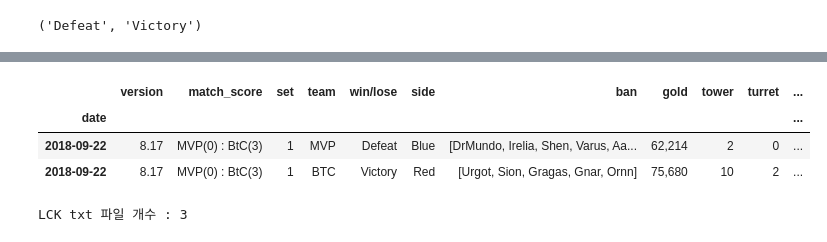
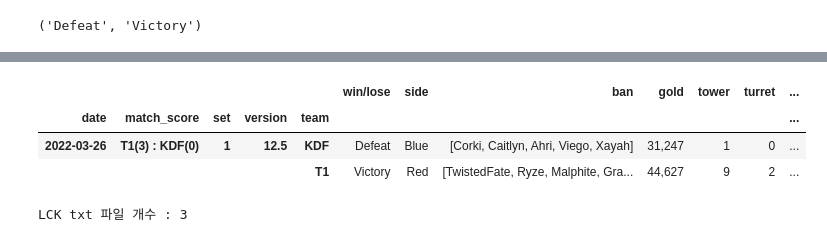
Before and after one commit to yeon93/LCK_analysis, a Jupyter notebook: 2_crawling_team_data.ipynb, the cells around one changed output, grey strips where cells are left out. Saved outputs shown, nothing was run; the diff lists cells and outputs as text; code cells hidden in the pictures.

```diff
--- a/2_crawling_team_data.ipynb
+++ b/2_crawling_team_data.ipynb
@@ -19,10 +19,11 @@ options.add_argument('user-agent=Mozilla/5.0 (Windows NT 10.0; Win64; x64) Apple
 browser = webdriver.Chrome(options=options)
 browser.maximize_window()
 
-txt = pd.read_csv('./LCK_2019_Spring_Promotion_match_links.txt', header=None)
-url_list = [i for i in txt.iloc[:,0]]
-url = url_list[0]
+#txt = pd.read_csv('./LCK_2019_Spring_Promotion_match_links.txt', header=None)
+#url_list = [i for i in txt.iloc[:,0]]
+#url = url_list[0]
 
+url = 'https://qwer.gg/ko/matches/18460/t1-vs-kdf-2022-03-26'
 browser.get(url)
 # %%
 #경기일
@@ -43,8 +44,7 @@ if right_close_button.get_attribute('innerText') == '닫기':
 # %%
 #매치 스코어
 time.sleep(1)
-
-match_score = browser.find_element(By.XPATH, '//*[@id="__next"]/div[3]/div/div/div[1]/div[1]/div[2]').get_attribute('innerText').split('\n')
+match_score = browser.find_element(By.XPATH, '//*[@id="__next"]/div[2]/div/div/div/div/div[2]').get_attribute('innerText').split('\n')
 match_score = match_score[0] + '(' + match_score[1] + ')' + ' : ' + match_score[3] + '(' + match_score[2] + ')'
 
 match_score
@@ -64,7 +110,7 @@ set_time = set_data[0]
 
 #팀명
 team1_name = set_data[1].upper()
-team2_name = set_data[-1].upper()
+team2_name = set_data[4].upper()
 
 set_time, team1_name, team2_name
 # %% [output]
@@ -158,7 +187,7 @@ xpath = "//strong[contains(text(), 'Victory')]/.."   #승리팀 찾기
 xpath = browser.find_element(By.XPATH, xpath)
 victory_team = xpath.get_attribute('innerText')
 
-if team1_name == victory_team[0]:
+if team1_name == victory_team.split('\n')[0]:
     team1_v_d, team2_v_d = 'Victory', 'Defeat'
 else:
     team1_v_d, team2_v_d = 'Defeat', 'Victory'
@@ -178,20 +207,20 @@ browser.quit()
 # %%
 data = []
 
 data.append([date, version, match_score, 1, team1_name, team1_v_d, team1_side, team1_banned, team1_gold,
-             team1_tower, team1_turret, team1_herald, team1_dragon, team1_elderly_dragon, team1_baron, team1_k, team1_d, team1_a, video_url_list])
+             team1_tower, team1_turret, team1_herald, team1_dragon, team1_elderly_dragon, team1_baron, team1_k, team1_d, team1_a, video_dict[1]])
 data.append([date, version, match_score, 1, team2_name, team2_v_d, team2_side, team2_banned, team2_gold,
-             team2_tower, team2_turret, team2_herald, team2_dragon, team2_elderly_dragon, team2_baron, team2_k, team2_d, team2_a, video_url_list])
+             team2_tower, team2_turret, team2_herald, team2_dragon, team2_elderly_dragon, team2_baron, team2_k, team2_d, team2_a, video_dict[1]])
 
 columns = ['date', 'version', 'match_score', 'set', 'team', 'win/lose', 'side', 'ban', 'gold',
            'tower','turret', 'herald', 'dragon', 'elderly_dragon', 'baron',
            'k', 'd', 'a', 'videos']
-pd.DataFrame(data, columns=columns).set_index('date')
+pd.DataFrame(data, columns=columns).set_index(['date', 'match_score', 'set', 'version',  'team'])
 # %% [output]
-|  | version | match_score | set | team | win/lose | side | ban | gold | tower | turret | ... |
-| date |  |  |  |  |  |  |  |  |  |  | ... |
-| 2018-09-22 | 8.17 | MVP(0) : BtC(3) | 1 | MVP | Defeat | Blue | [DrMundo, Irelia, Shen, Varus, Aa... | 62,214 | 2 | 0 | ... |
-| 2018-09-22 | 8.17 | MVP(0) : BtC(3) | 1 | BTC | Victory | Red | [Urgot, Sion, Gragas, Gnar, Ornn] | 75,680 | 10 | 2 | ... |
+|  |  |  |  |  | win/lose | side | ban | gold | tower | turret | ... |
+| date | match_score | set | version | team |  |  |  |  |  |  | ... |
+| 2022-03-26 | T1(3) : KDF(0) | 1 | 12.5 | KDF | Defeat | Blue | [Corki, Caitlyn, Ahri, Viego, Xayah] | 31,247 | 1 | 0 | ... |
+|  |  |  |  | T1 | Victory | Red | [TwistedFate, Ryze, Malphite, Gra... | 44,627 | 9 | 2 | ... |
 # %%
 #현재 디렉토리 내 txt 파일 모두 불러오기(리그, 연도별)
 def get_txt_files(path, league, year):
```
Also changed, not shown: parts of 15 cells of this notebook.
